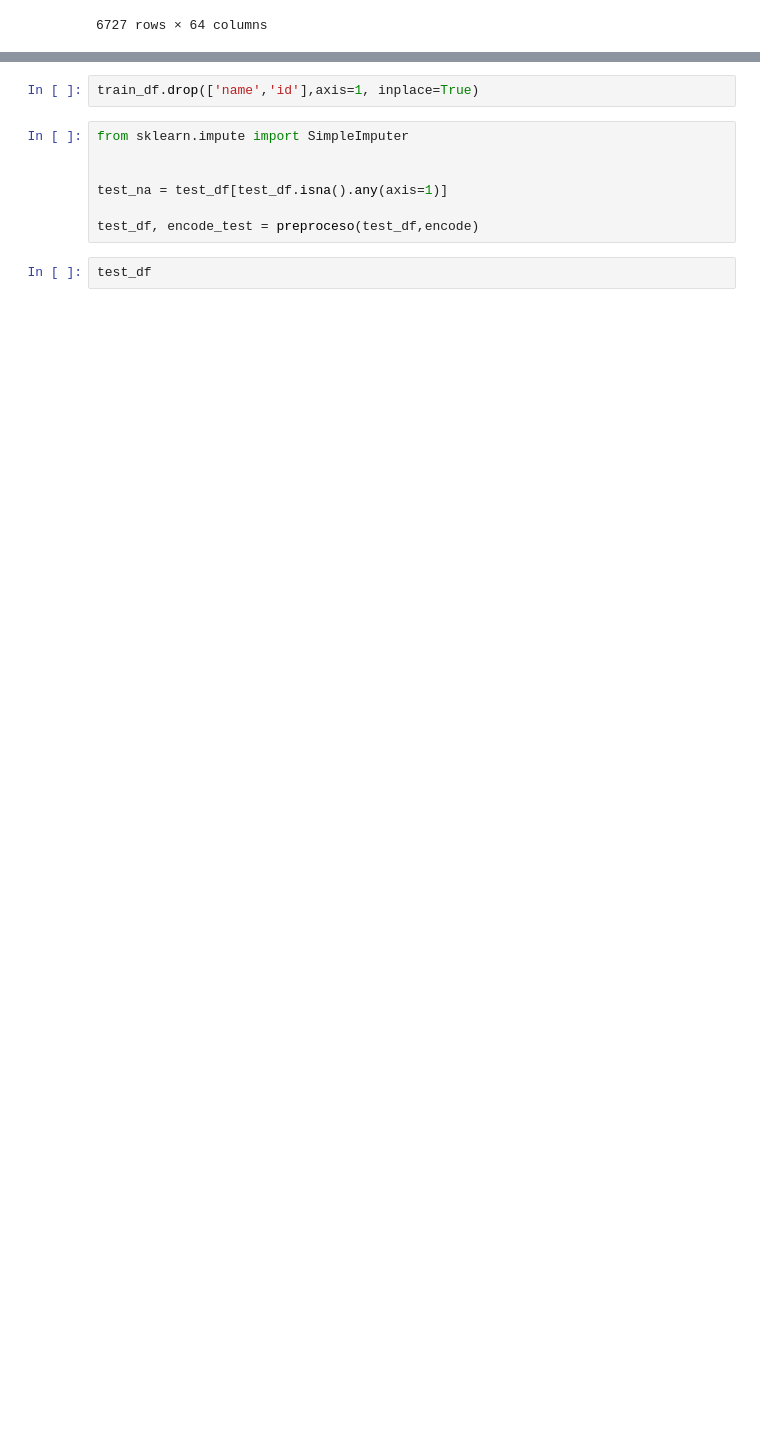
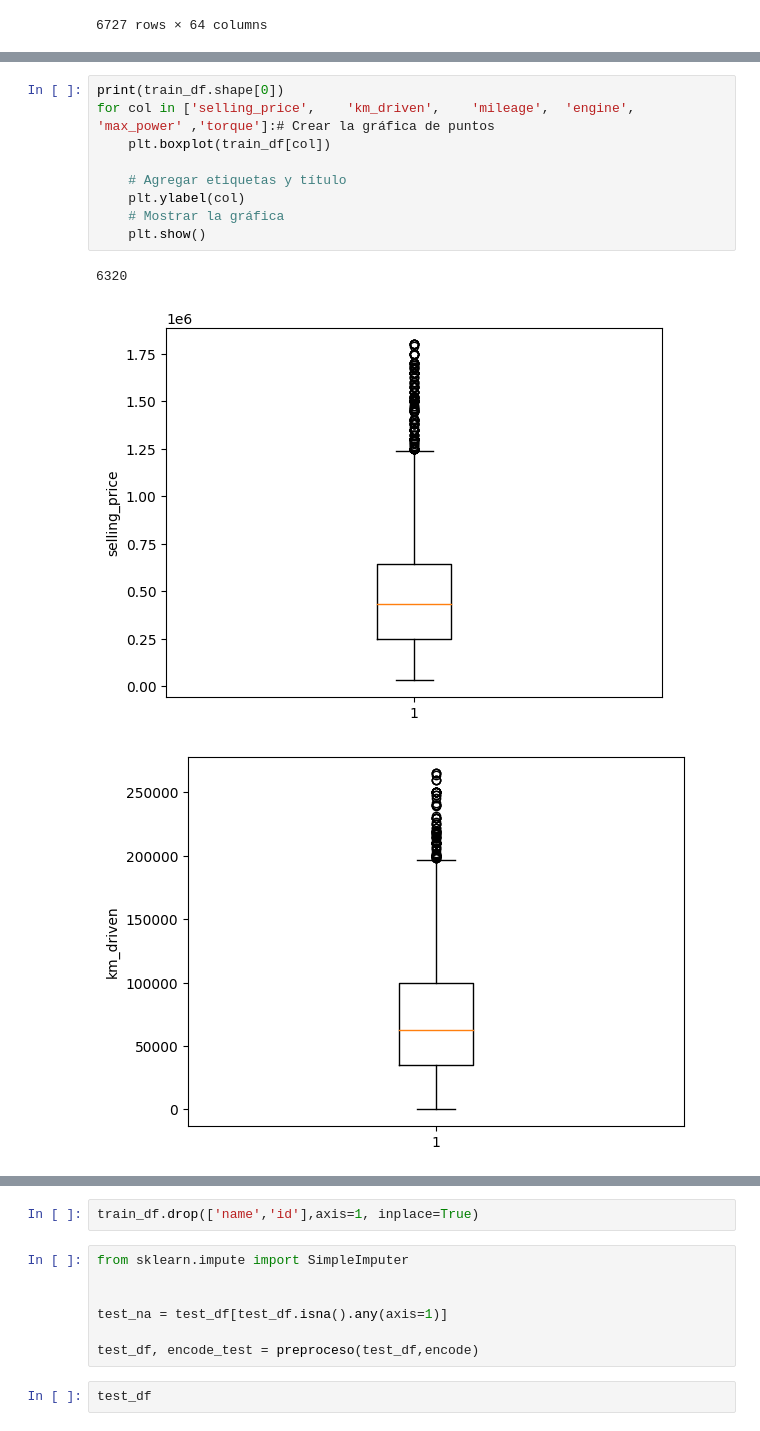
Before and after one commit to Sergio3d/CD-Core, a Jupyter notebook: tema3/practica_regresion_Primera Parte.ipynb, the cells around one changed output, grey strips where cells are left out. Cells and saved outputs as stored; diff of their text form; blank space fills up the shorter version.

```diff
--- a/tema3/practica_regresion_Primera Parte.ipynb
+++ b/tema3/practica_regresion_Primera Parte.ipynb
@@ -333,0 +365,13 @@ encode
+# %%
+print(train_df.shape[0])
+for col in ['selling_price',	'km_driven',	'mileage',	'engine',	'max_power'	,'torque']:# Crear la gráfica de puntos
+    plt.boxplot(train_df[col])
+
+    # Agregar etiquetas y título
+    plt.ylabel(col)
+    # Mostrar la gráfica
+    plt.show()
+# %% [output]
+6320
+[figure, added]
+[figure, added]
```
Also changed, not shown: parts of 8 cells of this notebook, 1 other file.
